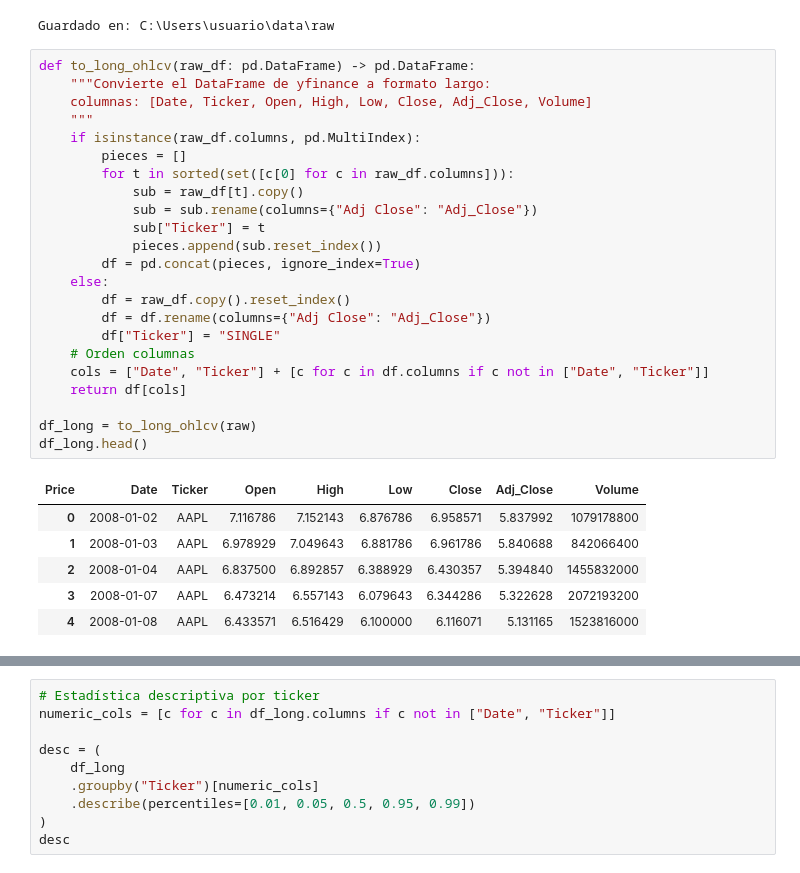
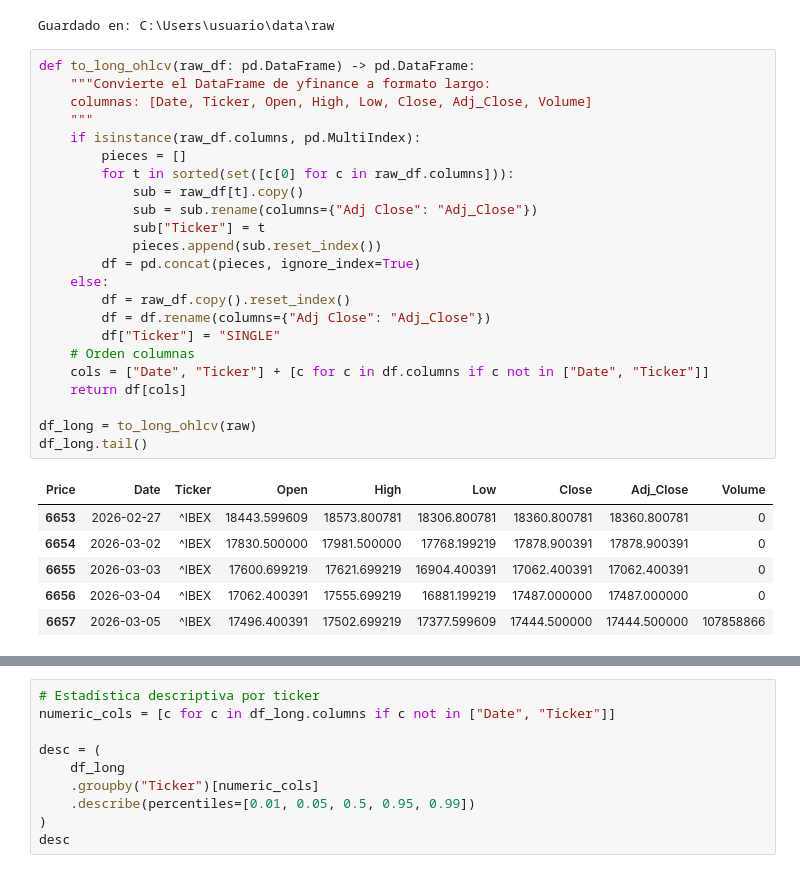
Before and after one commit to CarlosRuiz4102/tfm, a Jupyter notebook: notebooks/02_yfinance_prompt_eda.ipynb, the cells around one changed output, grey strips where cells are left out. Saved outputs shown, nothing was run; the diff lists cells and outputs as text.

```diff
--- a/notebooks/02_yfinance_prompt_eda.ipynb
+++ b/notebooks/02_yfinance_prompt_eda.ipynb
@@ -97,33 +101,33 @@ Guardado en: C:\Users\usuario\data\raw
 # %%
 def to_long_ohlcv(raw_df: pd.DataFrame) -> pd.DataFrame:
     """Convierte el DataFrame de yfinance a formato largo:
     columnas: [Date, Ticker, Open, High, Low, Close, Adj_Close, Volume]
     """
     if isinstance(raw_df.columns, pd.MultiIndex):
         pieces = []
         for t in sorted(set([c[0] for c in raw_df.columns])):
             sub = raw_df[t].copy()
             sub = sub.rename(columns={"Adj Close": "Adj_Close"})
             sub["Ticker"] = t
             pieces.append(sub.reset_index())
         df = pd.concat(pieces, ignore_index=True)
     else:
         df = raw_df.copy().reset_index()
         df = df.rename(columns={"Adj Close": "Adj_Close"})
         df["Ticker"] = "SINGLE"
     # Orden columnas
     cols = ["Date", "Ticker"] + [c for c in df.columns if c not in ["Date", "Ticker"]]
     return df[cols]
 
 df_long = to_long_ohlcv(raw)
-df_long.head()
+df_long.tail()
 # %% [output]
 | Price | Date | Ticker | Open | High | Low | Close | Adj_Close | Volume |
-| 0 | 2008-01-02 | AAPL | 7.116786 | 7.152143 | 6.876786 | 6.958571 | 5.837992 | 1079178800 |
-| 1 | 2008-01-03 | AAPL | 6.978929 | 7.049643 | 6.881786 | 6.961786 | 5.840688 | 842066400 |
-| 2 | 2008-01-04 | AAPL | 6.837500 | 6.892857 | 6.388929 | 6.430357 | 5.394840 | 1455832000 |
-| 3 | 2008-01-07 | AAPL | 6.473214 | 6.557143 | 6.079643 | 6.344286 | 5.322628 | 2072193200 |
-| 4 | 2008-01-08 | AAPL | 6.433571 | 6.516429 | 6.100000 | 6.116071 | 5.131165 | 1523816000 |
+| 6653 | 2026-02-27 | ^IBEX | 18443.599609 | 18573.800781 | 18306.800781 | 18360.800781 | 18360.800781 | 0 |
+| 6654 | 2026-03-02 | ^IBEX | 17830.500000 | 17981.500000 | 17768.199219 | 17878.900391 | 17878.900391 | 0 |
+| 6655 | 2026-03-03 | ^IBEX | 17600.699219 | 17621.699219 | 16904.400391 | 17062.400391 | 17062.400391 | 0 |
+| 6656 | 2026-03-04 | ^IBEX | 17062.400391 | 17555.699219 | 16881.199219 | 17487.000000 | 17487.000000 | 0 |
+| 6657 | 2026-03-05 | ^IBEX | 17496.400391 | 17502.699219 | 17377.599609 | 17444.500000 | 17444.500000 | 107858866 |
 # %%
 def data_quality_report(df: pd.DataFrame) -> pd.DataFrame:
     rep = pd.DataFrame({
```
Also changed, not shown: parts of 9 cells of this notebook, 1 other file.
